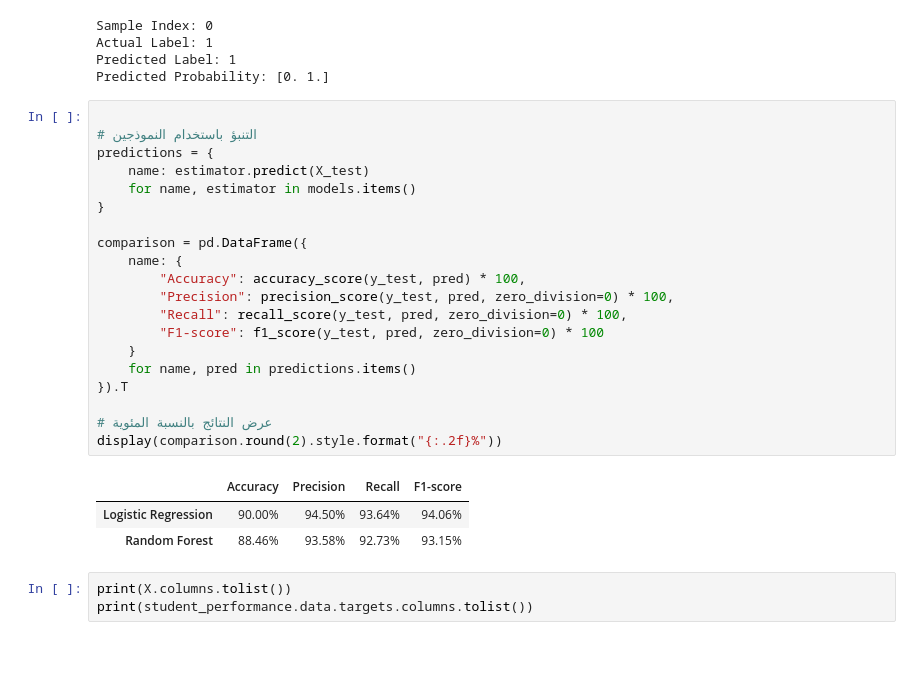
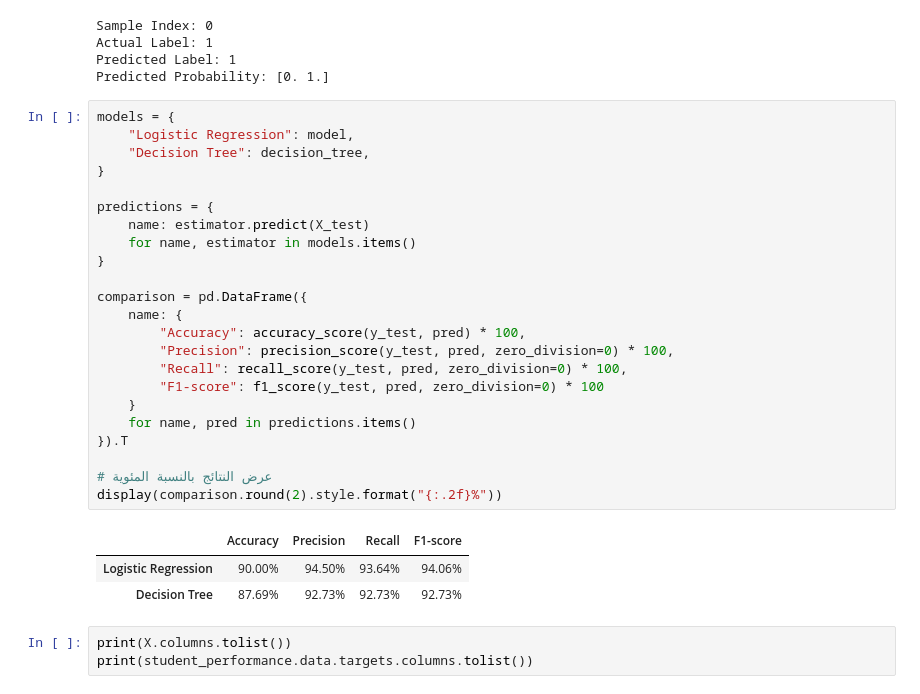
Before and after one commit to omarelshnofy/ML-Student-Performance, a Jupyter notebook: project.ipynb, the cells around one changed output. Drawn from its saved outputs; the diff is of its cells as text; blank space fills up the shorter version.

```diff
--- a/project.ipynb
+++ b/project.ipynb
@@ -669,29 +685,32 @@ Actual Label: 1
 Predicted Label: 1
 Predicted Probability: [0. 1.]
 # %%
+models = {
+    "Logistic Regression": model,
+    "Decision Tree": decision_tree,
+}
 
-# التنبؤ باستخدام النموذجين
 predictions = {
     name: estimator.predict(X_test)
     for name, estimator in models.items()
 }
 
 comparison = pd.DataFrame({
     name: {
         "Accuracy": accuracy_score(y_test, pred) * 100,
         "Precision": precision_score(y_test, pred, zero_division=0) * 100,
         "Recall": recall_score(y_test, pred, zero_division=0) * 100,
         "F1-score": f1_score(y_test, pred, zero_division=0) * 100
     }
     for name, pred in predictions.items()
 }).T
 
 # عرض النتائج بالنسبة المئوية
 display(comparison.round(2).style.format("{:.2f}%"))
 # %% [output]
 |  | Accuracy | Precision | Recall | F1-score |
 | Logistic Regression | 90.00% | 94.50% | 93.64% | 94.06% |
-| Random Forest | 88.46% | 93.58% | 92.73% | 93.15% |
+| Decision Tree | 87.69% | 92.73% | 92.73% | 92.73% |
 # %%
 print(X.columns.tolist())
 print(student_performance.data.targets.columns.tolist())
```
Also changed, not shown: parts of 70 cells of this notebook, 10 other files.
